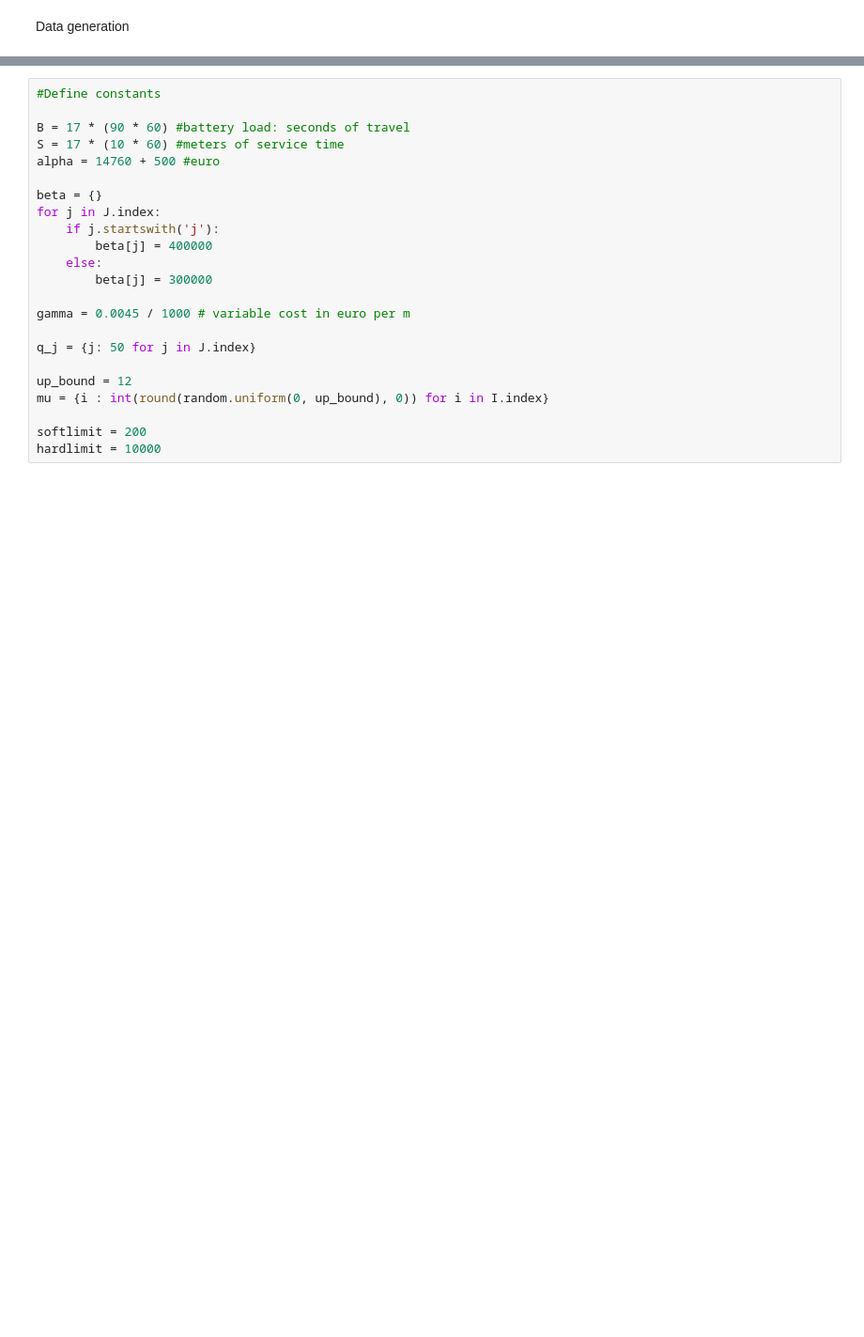
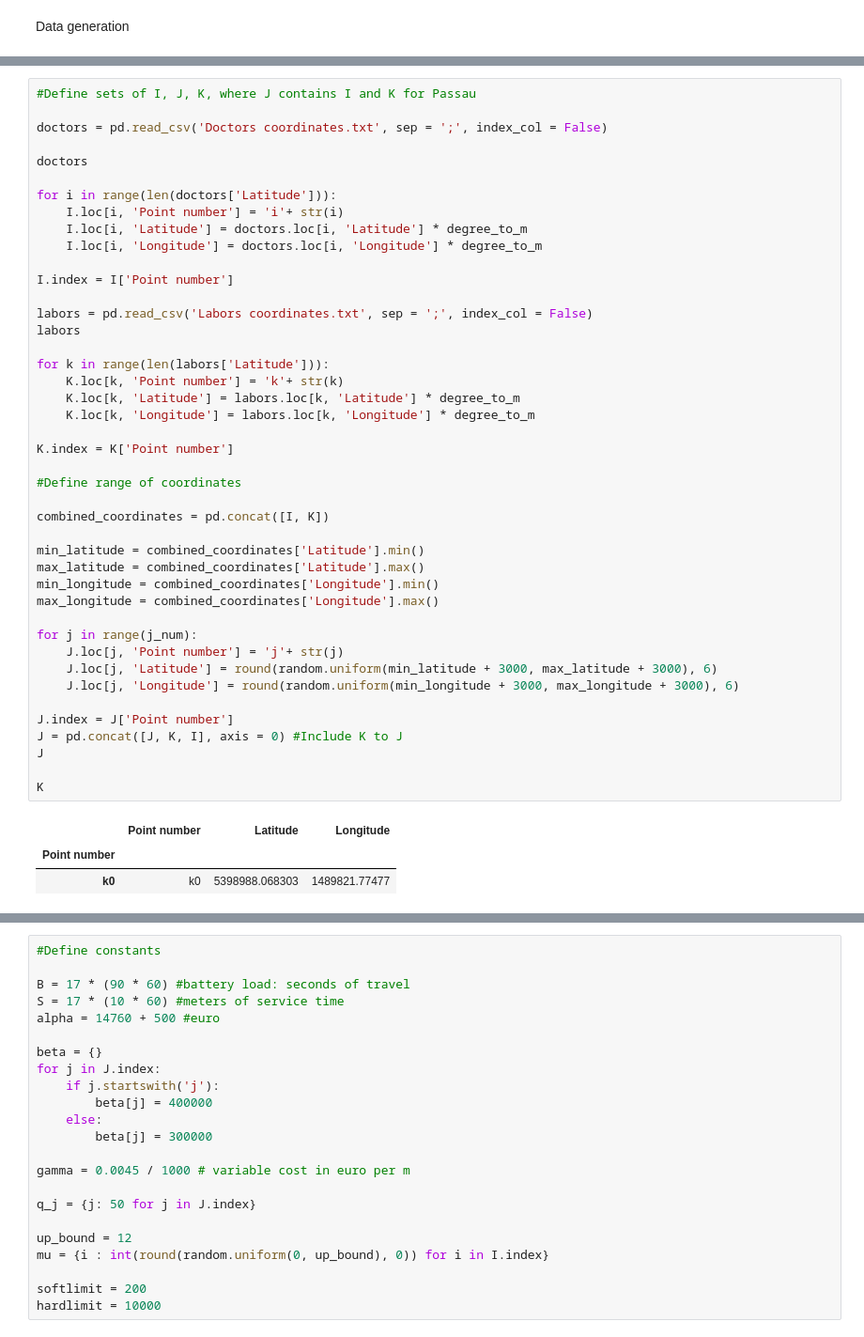
Before and after one commit to petrenaa/Master_Thesis_Drone_Specimen_Delivery, a Jupyter notebook: Specimen Delivery Project.ipynb, the cells around one changed output, grey strips where cells are left out. Shown at 94% size. Saved outputs shown, nothing was run; the diff lists cells and outputs as text; blank space fills up the shorter version.

Commit message:
Adding data generation for Passau

```diff
--- a/Specimen Delivery Project.ipynb
+++ b/Specimen Delivery Project.ipynb
@@ -68 +54,48 @@ J
+# %%
+#Define sets of I, J, K, where J contains I and K for Passau
+
+doctors = pd.read_csv('Doctors coordinates.txt', sep = ';', index_col = False)
+
+doctors
+
+for i in range(len(doctors['Latitude'])):
+    I.loc[i, 'Point number'] = 'i'+ str(i)
+    I.loc[i, 'Latitude'] = doctors.loc[i, 'Latitude'] * degree_to_m
+    I.loc[i, 'Longitude'] = doctors.loc[i, 'Longitude'] * degree_to_m
+
+I.index = I['Point number']
+
+labors = pd.read_csv('Labors coordinates.txt', sep = ';', index_col = False)
+labors
+
+for k in range(len(labors['Latitude'])):
+    K.loc[k, 'Point number'] = 'k'+ str(k)
+    K.loc[k, 'Latitude'] = labors.loc[k, 'Latitude'] * degree_to_m
+    K.loc[k, 'Longitude'] = labors.loc[k, 'Longitude'] * degree_to_m
+
+K.index = K['Point number']
+
+#Define range of coordinates
+
+combined_coordinates = pd.concat([I, K])
+
+min_latitude = combined_coordinates['Latitude'].min()
+max_latitude = combined_coordinates['Latitude'].max()
+min_longitude = combined_coordinates['Longitude'].min()
+max_longitude = combined_coordinates['Longitude'].max()
+
+for j in range(j_num):
+    J.loc[j, 'Point number'] = 'j'+ str(j)
+    J.loc[j, 'Latitude'] = round(random.uniform(min_latitude + 3000, max_latitude + 3000), 6)
+    J.loc[j, 'Longitude'] = round(random.uniform(min_longitude + 3000, max_longitude + 3000), 6)
+
+J.index = J['Point number']
+J = pd.concat([J, K, I], axis = 0) #Include K to J
+J
+
+K
+# %% [output]
+|  | Point number | Latitude | Longitude |
+| Point number |  |  |  |
+| k0 | k0 | 5398988.068303 | 1489821.77477 |
 # %%
```
Also changed, not shown: parts of 4 cells of this notebook, 3 other files.
